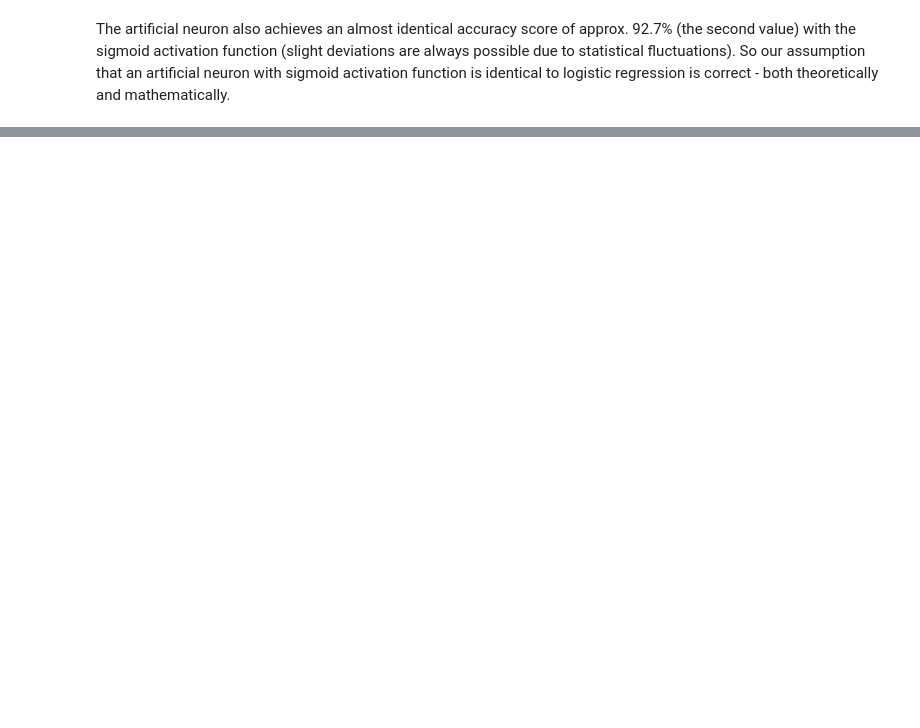
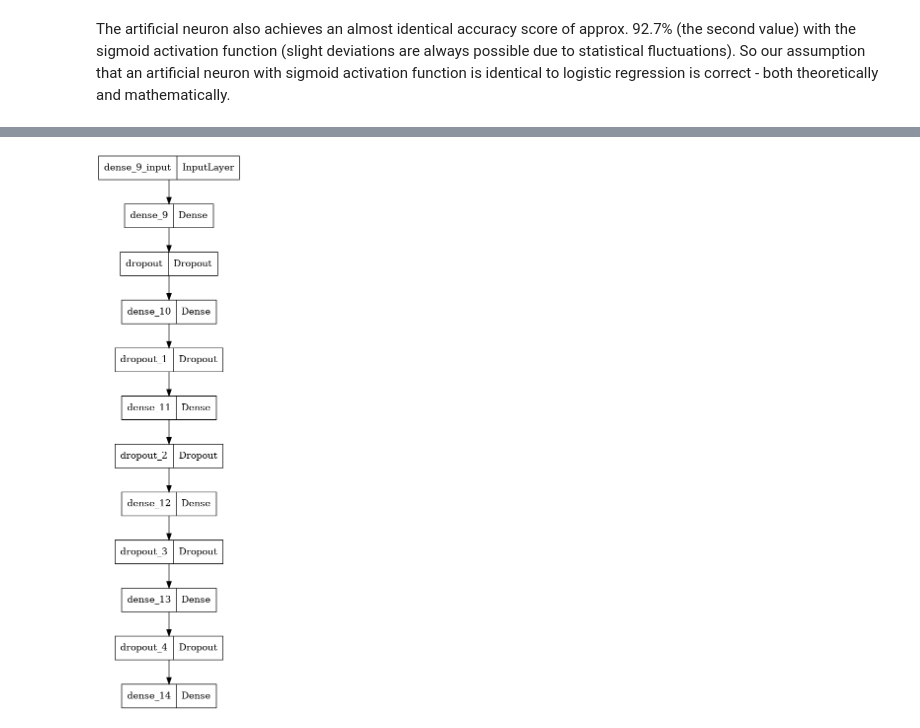
Before and after one commit to itsalwaysamir/kaggle, a Jupyter notebook: identifying-problem-loans-using-ann.ipynb, the cells around one changed output, grey strips where cells are left out. Saved outputs shown, nothing was run; the diff lists cells and outputs as text; code cells hidden in the pictures; blank space fills up the shorter version.

```diff
--- a/identifying-problem-loans-using-ann.ipynb
+++ b/identifying-problem-loans-using-ann.ipynb
@@ -431,0 +765,43 @@ A[ Feed Forward Neural Network](https://deepai.org/machine-learning-glossary-and
+# %%
+from tensorflow.keras.layers import Dropout
+
+# Define the hidden layers
+hidden_first = Dense(units=50, activation='relu', input_dim=features_train_scaled.shape[1])
+hidden_second = Dense(units=50, activation='relu')
+hidden_third = Dense(units=50, activation='relu')
+hidden_fourth = Dense(units=50, activation='relu')
+hidden_fifth = Dense(units=50, activation='relu')
+
+# Define the dropout layers
+dropout_layer_first = Dropout(rate=0.3)
+dropout_layer_second = Dropout(rate=0.3)
+dropout_layer_third = Dropout(rate=0.3)
+dropout_layer_fourth = Dropout(rate=0.3)
+dropout_layer_fifth = Dropout(rate=0.3)
+
+# Define the output layer
+# The most important parameter of Dropout is rate.
+# We give it a floating point number between 0 and 1.0.
+# It indicates the probability that a unit will fail.
+# Typically, values between 0.2 and 0.5 are used here.
+output_layer  = Dense(units=1, activation='sigmoid')
+
+# Build the model
+model_ann_drop = Sequential()
+model_ann_drop.add(hidden_first)
+model_ann_drop.add(dropout_layer_first)
+model_ann_drop.add(hidden_second)
+model_ann_drop.add(dropout_layer_second)
+model_ann_drop.add(hidden_third)
+model_ann_drop.add(dropout_layer_third)
+model_ann_drop.add(hidden_fourth)
+model_ann_drop.add(dropout_layer_fourth)
+model_ann_drop.add(hidden_fifth)
+model_ann_drop.add(dropout_layer_fifth)
+model_ann_drop.add(output_layer)
+# %%
+# compile and plot the layers
+model_ann_drop.compile(optimizer = "adam", loss = 'binary_crossentropy', metrics = ['accuracy'])
+plot_model(model_ann_drop)
+# %% [output]
+[figure, added]
```
Also changed, not shown: parts of 64 cells of this notebook.
